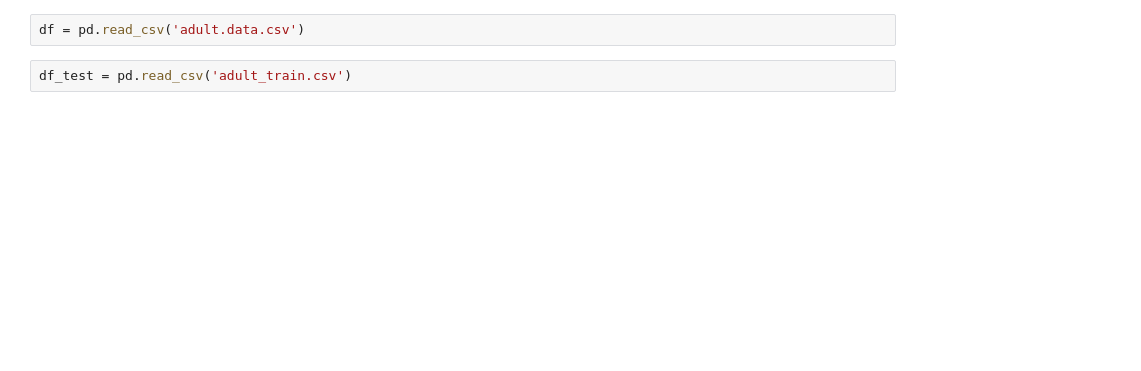
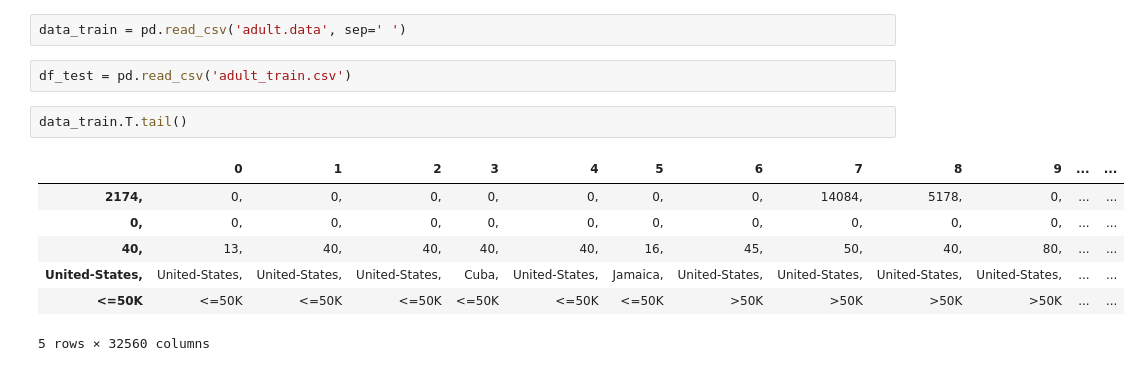
Before and after one commit to 0x-ff/learning-artifacts, a Jupyter notebook: machine-learning/course/3-homework.ipynb, the cells around one changed output. Saved outputs shown, nothing was run; the diff lists cells and outputs as text; blank space fills up the shorter version.

```diff
--- a/machine-learning/course/3-homework.ipynb
+++ b/machine-learning/course/3-homework.ipynb
@@ -123,6 +123,16 @@ entropy(balls_left + balls_right)
 # %% [output]
 0.1608847374963001
 # %%
-df = pd.read_csv('adult.data.csv')
+data_train = pd.read_csv('adult.data', sep=' ')
 # %%
 df_test = pd.read_csv('adult_train.csv')
+# %%
+data_train.T.tail()
+# %% [output]
+|  | 0 | 1 | 2 | 3 | 4 | 5 | 6 | 7 | 8 | 9 | ... | ... |
+| 2174, | 0, | 0, | 0, | 0, | 0, | 0, | 0, | 14084, | 5178, | 0, | ... | ... |
+| 0, | 0, | 0, | 0, | 0, | 0, | 0, | 0, | 0, | 0, | 0, | ... | ... |
+| 40, | 13, | 40, | 40, | 40, | 40, | 16, | 45, | 50, | 40, | 80, | ... | ... |
+| United-States, | United-States, | United-States, | United-States, | Cuba, | United-States, | Jamaica, | United-States, | United-States, | United-States, | United-States, | ... | ... |
+| <=50K | <=50K | <=50K | <=50K | <=50K | <=50K | <=50K | >50K | >50K | >50K | >50K | ... | ... |
+5 rows × 32560 columns
```
Also changed, not shown: parts of 2 cells of this notebook, 14 other files.
